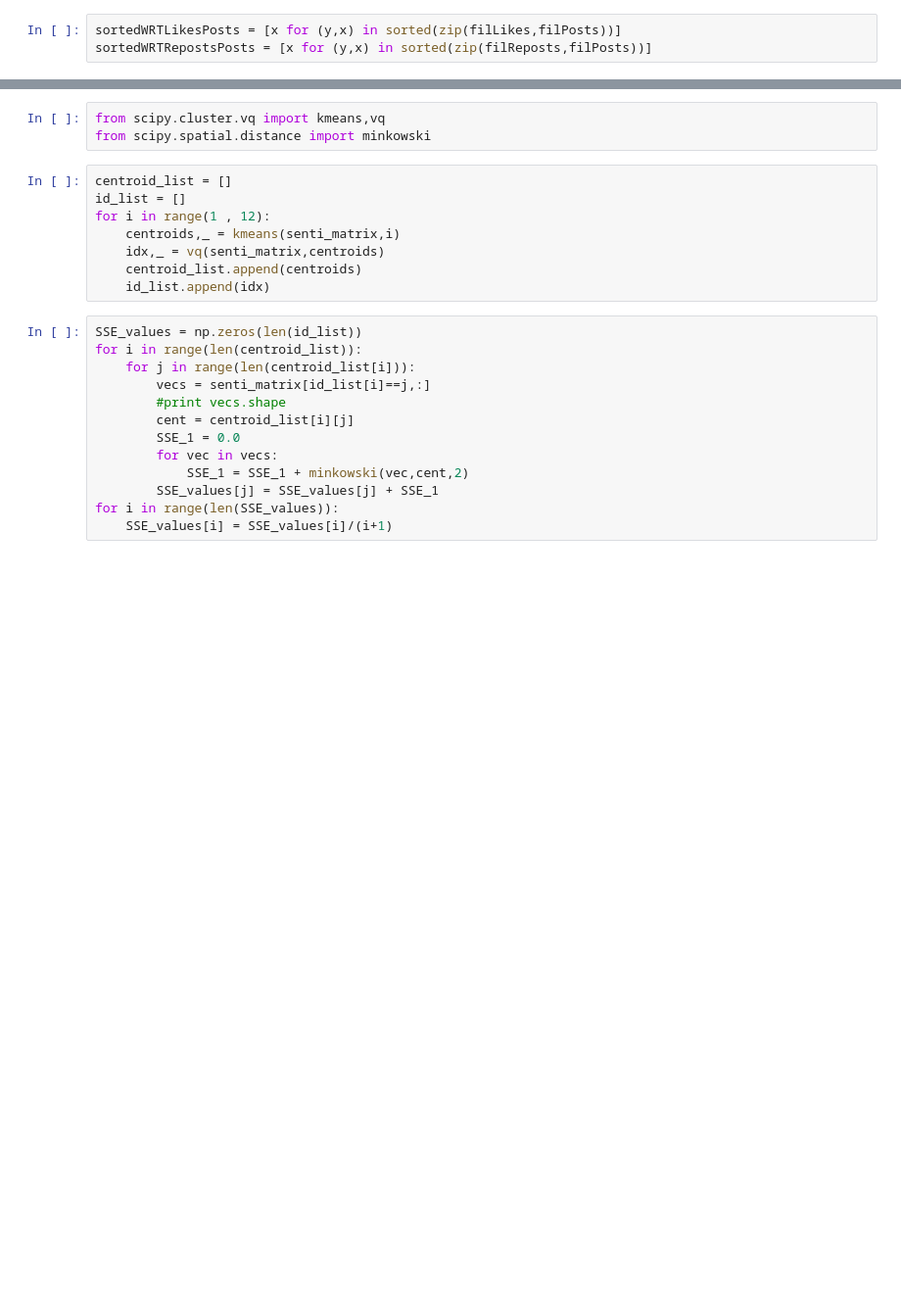
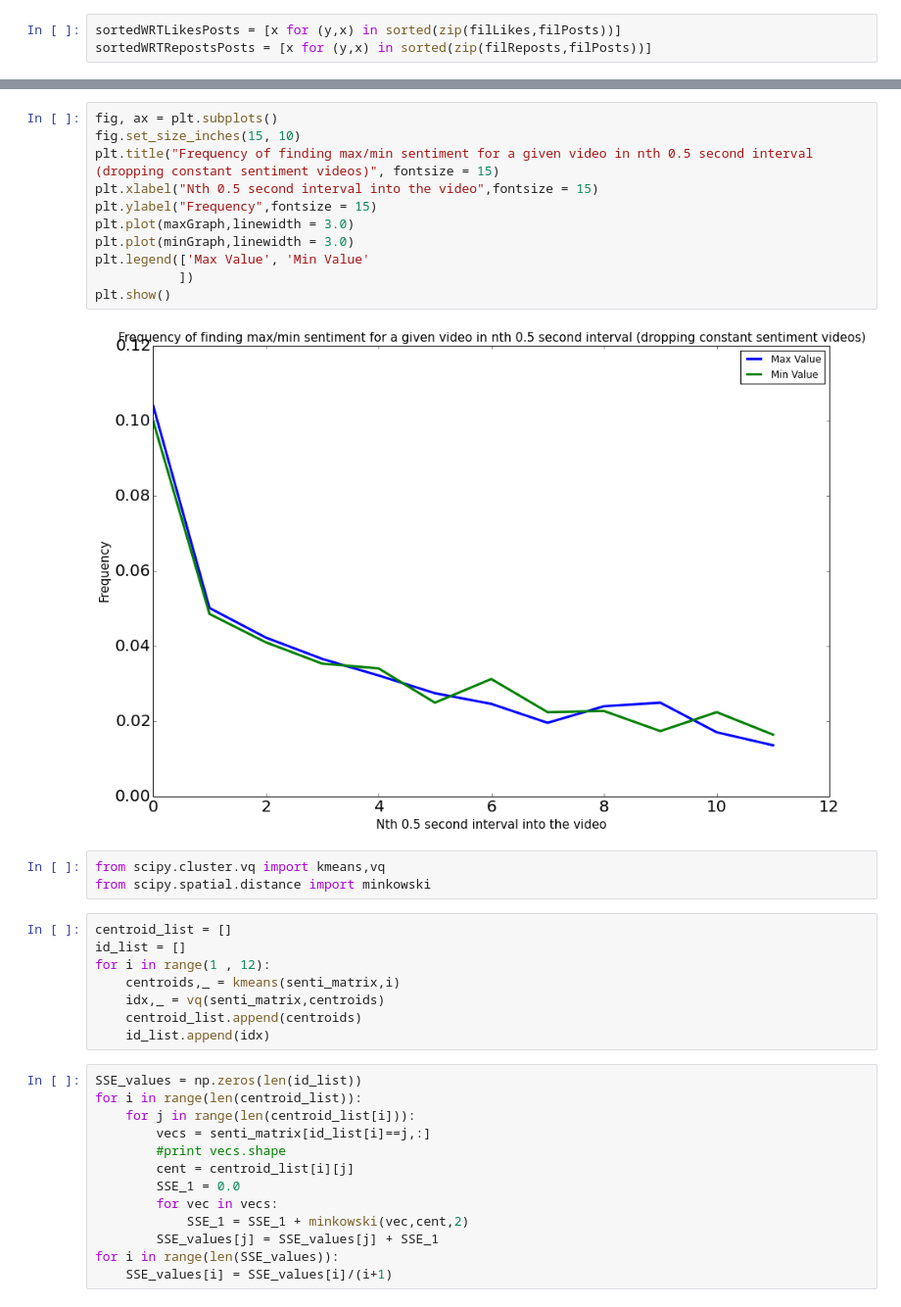
Before and after one commit to sagarjoglekar/vineCrawl, a Jupyter notebook: notebooks/Sentiment_finesampledVine_Trends.ipynb, the cells around one changed output, grey strips where cells are left out. Shown at 98% size. Drawn from its saved outputs; the diff is of its cells as text; blank space fills up the shorter version.

```diff
--- a/notebooks/Sentiment_finesampledVine_Trends.ipynb
+++ b/notebooks/Sentiment_finesampledVine_Trends.ipynb
@@ -278,3 +432,16 @@ print senti_matrix[1:10]
+# %%
+fig, ax = plt.subplots()
+fig.set_size_inches(15, 10)
+plt.title("Frequency of finding max/min sentiment for a given video in nth 0.5 second interval (dropping constant sentiment videos)", fontsize = 15)
+plt.xlabel("Nth 0.5 second interval into the video",fontsize = 15)
+plt.ylabel("Frequency",fontsize = 15)
+plt.plot(maxGraph,linewidth = 3.0)
+plt.plot(minGraph,linewidth = 3.0)
+plt.legend(['Max Value', 'Min Value'
+           ])
+plt.show()
+# %% [output]
+[figure, added]
 # %%
 from scipy.cluster.vq import kmeans,vq
 from scipy.spatial.distance import minkowski
```
Also changed, not shown: parts of 68 cells of this notebook.
